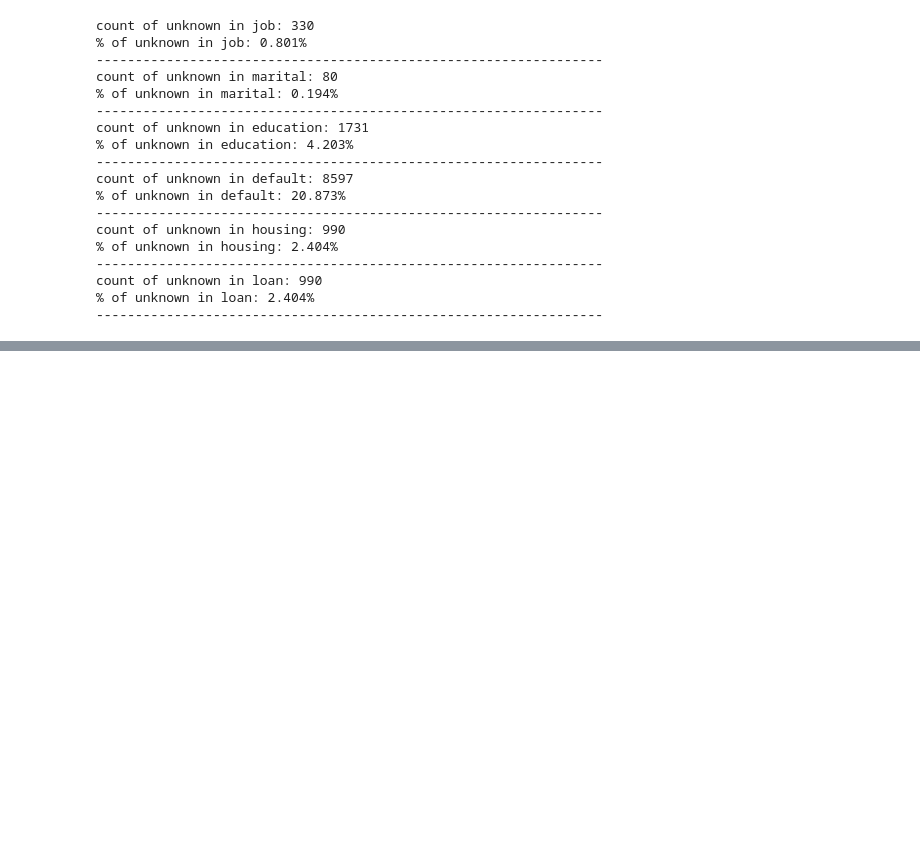
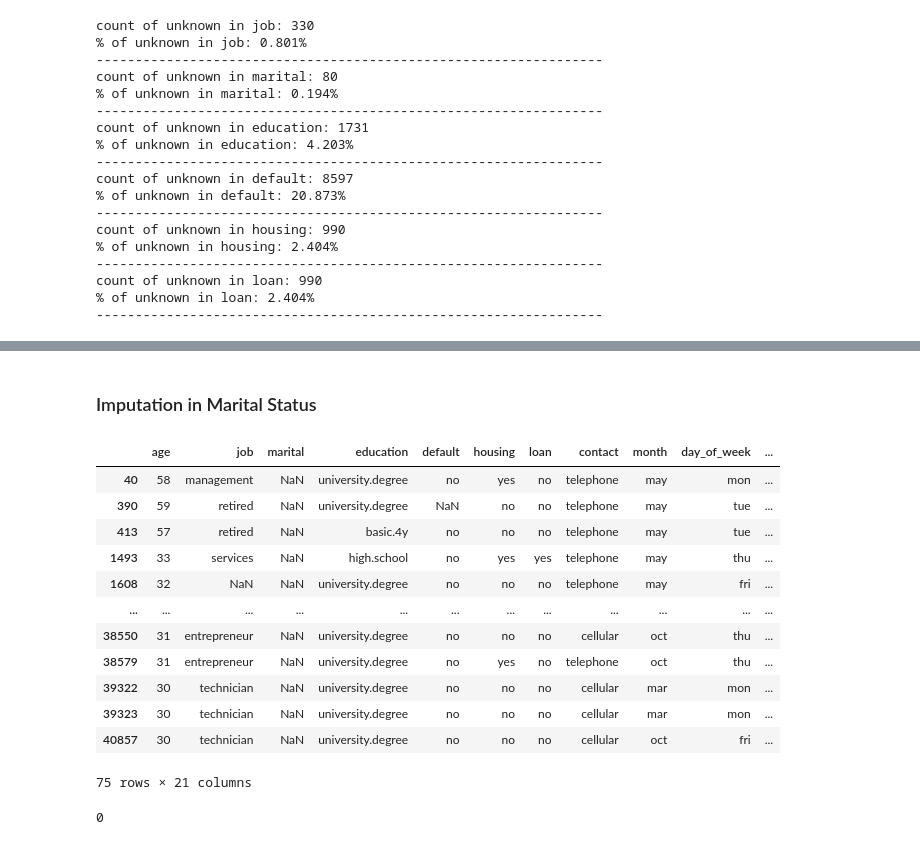
Before and after one commit to singhanuj695/Data-glacier-Group-Project, a Jupyter notebook: Yash_Week_9.ipynb, the cells around one changed output, grey strips where cells are left out. Cells and saved outputs as stored; diff of their text form; code cells hidden in the pictures; blank space fills up the shorter version.

```diff
--- a/Yash_Week_9.ipynb
+++ b/Yash_Week_9.ipynb
@@ -129,0 +204,28 @@ bank_additional_data = bank_additional_full.copy()
+# %% [markdown]
+### Imputation in Marital Status
+# %%
+bank_additional_data[bank_additional_data.marital.isnull()]
+# %% [output]
+|  | age | job | marital | education | default | housing | loan | contact | month | day_of_week | ... |
+| 40 | 58 | management | NaN | university.degree | no | yes | no | telephone | may | mon | ... |
+| 390 | 59 | retired | NaN | university.degree | NaN | no | no | telephone | may | tue | ... |
+| 413 | 57 | retired | NaN | basic.4y | no | no | no | telephone | may | tue | ... |
+| 1493 | 33 | services | NaN | high.school | no | yes | yes | telephone | may | thu | ... |
+| 1608 | 32 | NaN | NaN | university.degree | no | no | no | telephone | may | fri | ... |
+| ... | ... | ... | ... | ... | ... | ... | ... | ... | ... | ... | ... |
+| 38550 | 31 | entrepreneur | NaN | university.degree | no | no | no | cellular | oct | thu | ... |
+| 38579 | 31 | entrepreneur | NaN | university.degree | no | yes | no | telephone | oct | thu | ... |
+| 39322 | 30 | technician | NaN | university.degree | no | no | no | cellular | mar | mon | ... |
+| 39323 | 30 | technician | NaN | university.degree | no | no | no | cellular | mar | mon | ... |
+| 40857 | 30 | technician | NaN | university.degree | no | no | no | cellular | oct | fri | ... |
+75 rows × 21 columns
+# %%
+### Impuation of marital status based on age by creating age marital map
+
+age_marital_map = bank_additional_data.groupby('age')['marital'].apply(lambda x: x.mode()[0] if len(x.mode()) > 0 else None).to_dict()
+bank_additional_data['marital'] = bank_additional_data.apply(lambda row: age_marital_map.get(row['age']) if pd.isna(row['marital']) else row['marital'], axis=1)
+
+
+bank_additional_data.marital.isnull().sum()
+# %% [output]
+0
```
Also changed, not shown: parts of 36 cells of this notebook.
